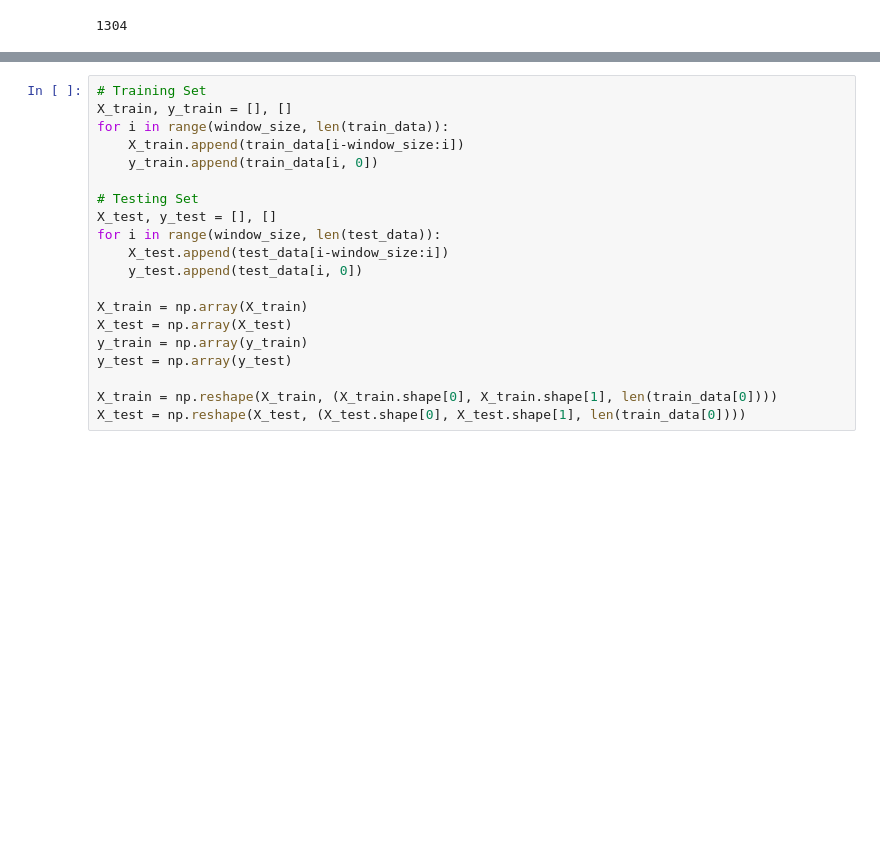
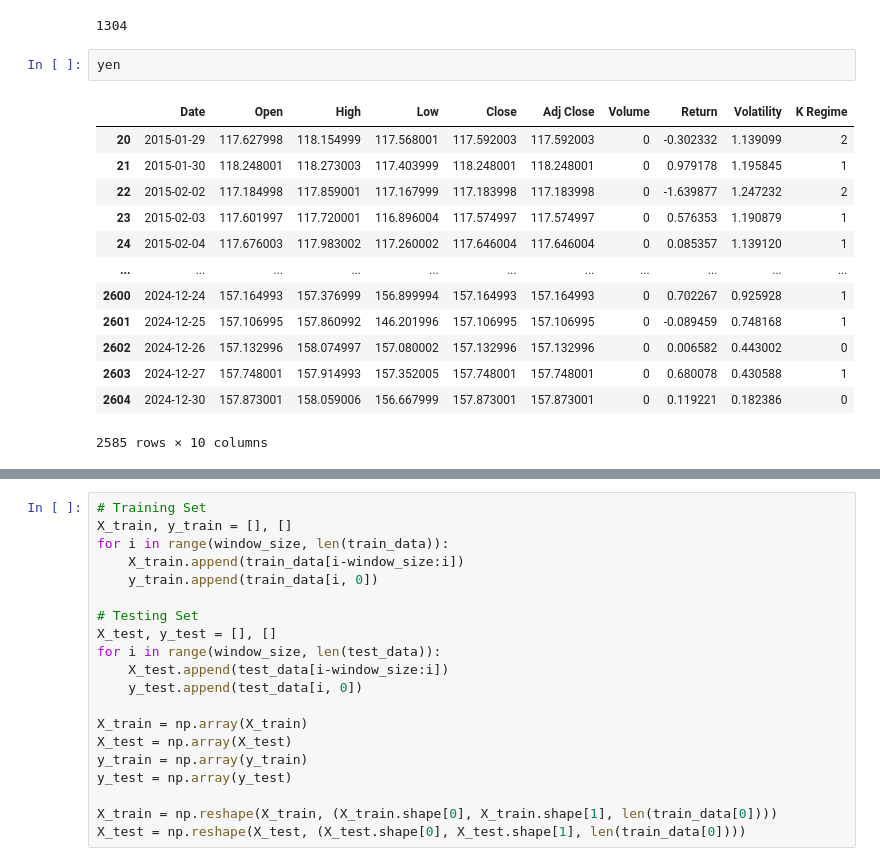
Before and after one commit to estasz/USDJPY-Quant-Trader, a Jupyter notebook: USDJPY.ipynb, the cells around one changed output, grey strips where cells are left out. Cells and saved outputs as stored; diff of their text form; blank space fills up the shorter version.

```diff
--- a/USDJPY.ipynb
+++ b/USDJPY.ipynb
@@ -307,4 +315,20 @@ scaler = MinMaxScaler()
 print(test_size)
 # %% [output]
 1304
+# %%
+yen
+# %% [output]
+|  | Date | Open | High | Low | Close | Adj Close | Volume | Return | Volatility | K Regime |
+| 20 | 2015-01-29 | 117.627998 | 118.154999 | 117.568001 | 117.592003 | 117.592003 | 0 | -0.302332 | 1.139099 | 2 |
+| 21 | 2015-01-30 | 118.248001 | 118.273003 | 117.403999 | 118.248001 | 118.248001 | 0 | 0.979178 | 1.195845 | 1 |
+| 22 | 2015-02-02 | 117.184998 | 117.859001 | 117.167999 | 117.183998 | 117.183998 | 0 | -1.639877 | 1.247232 | 2 |
+| 23 | 2015-02-03 | 117.601997 | 117.720001 | 116.896004 | 117.574997 | 117.574997 | 0 | 0.576353 | 1.190879 | 1 |
+| 24 | 2015-02-04 | 117.676003 | 117.983002 | 117.260002 | 117.646004 | 117.646004 | 0 | 0.085357 | 1.139120 | 1 |
+| ... | ... | ... | ... | ... | ... | ... | ... | ... | ... | ... |
+| 2600 | 2024-12-24 | 157.164993 | 157.376999 | 156.899994 | 157.164993 | 157.164993 | 0 | 0.702267 | 0.925928 | 1 |
+| 2601 | 2024-12-25 | 157.106995 | 157.860992 | 146.201996 | 157.106995 | 157.106995 | 0 | -0.089459 | 0.748168 | 1 |
+| 2602 | 2024-12-26 | 157.132996 | 158.074997 | 157.080002 | 157.132996 | 157.132996 | 0 | 0.006582 | 0.443002 | 0 |
+| 2603 | 2024-12-27 | 157.748001 | 157.914993 | 157.352005 | 157.748001 | 157.748001 | 0 | 0.680078 | 0.430588 | 1 |
+| 2604 | 2024-12-30 | 157.873001 | 158.059006 | 156.667999 | 157.873001 | 157.873001 | 0 | 0.119221 | 0.182386 | 0 |
+2585 rows × 10 columns
 # %%
```
Also changed, not shown: parts of 12 cells of this notebook.
